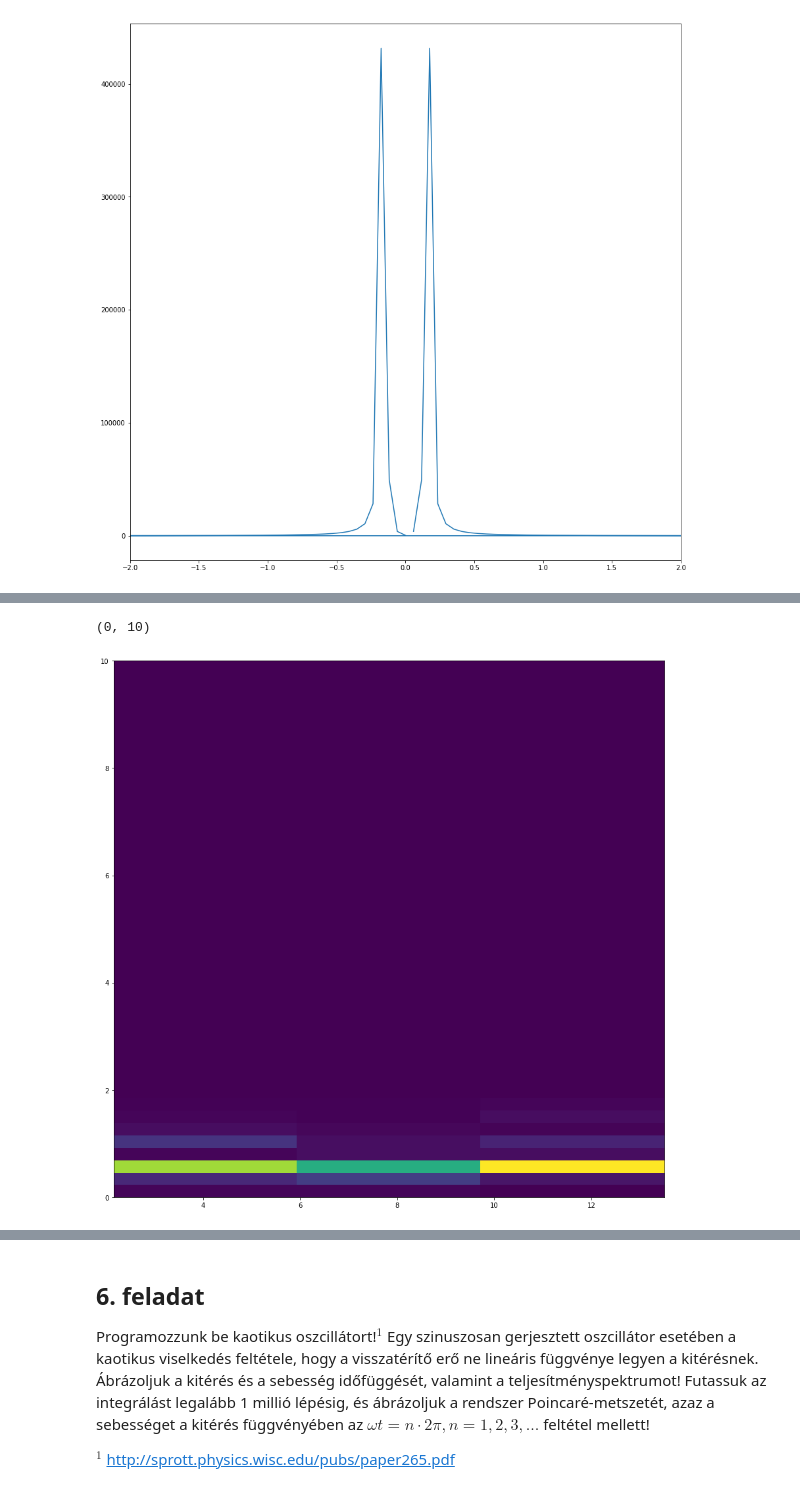
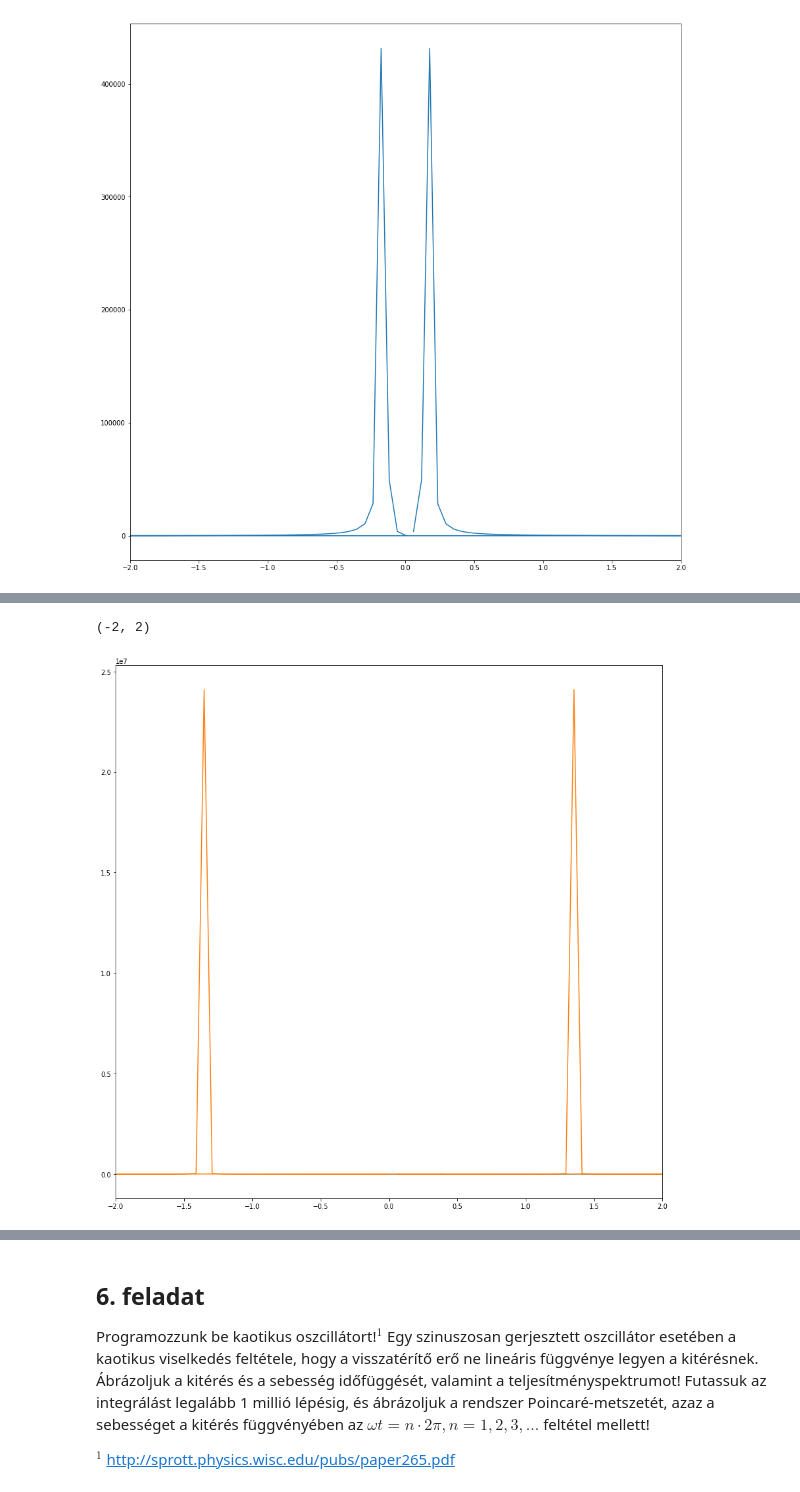
Before and after one commit to Tominano/Numerical-methods-of-physics-II, a Jupyter notebook: masodik/2_feladat(Tomi).ipynb, the cells around one changed output, grey strips where cells are left out. Cells and saved outputs as stored; diff of their text form; code cells hidden in the pictures.

```diff
--- a/masodik/2_feladat(Tomi).ipynb
+++ b/masodik/2_feladat(Tomi).ipynb
@@ -404,8 +360,11 @@ xlim(-0.00002,0.08)
-# %%
-fs=len(lenjo_int()[0])/max(lenjo_int()[0]) # az idő függő jel mintavételezési frekvenciájának meghatározása
-freqs,ts,LenJo=spectrogram(lenjo_int()[2],fs)
-pcolor(ts,freqs,LenJo)
-ylim(0,10)
-# %% [output]
-(0, 10)
-[figure, removed]
+# %%
+#Negyedrendű
+plot(negyed_int()[0],fft(negyed_int()[2]))
+
+freq = fftfreq((len(negyed_int()[0])),negyed_int()[0][0]- negyed_int()[0][1])
+#Harmonikus oszcillátor
+plot(freq,abs(fft(negyed_int()[2]))**2)
+xlim(-2,2)
+# %% [output]
+(-2, 2)
+[figure, added]
```
Also changed, not shown: parts of 7 cells of this notebook.
